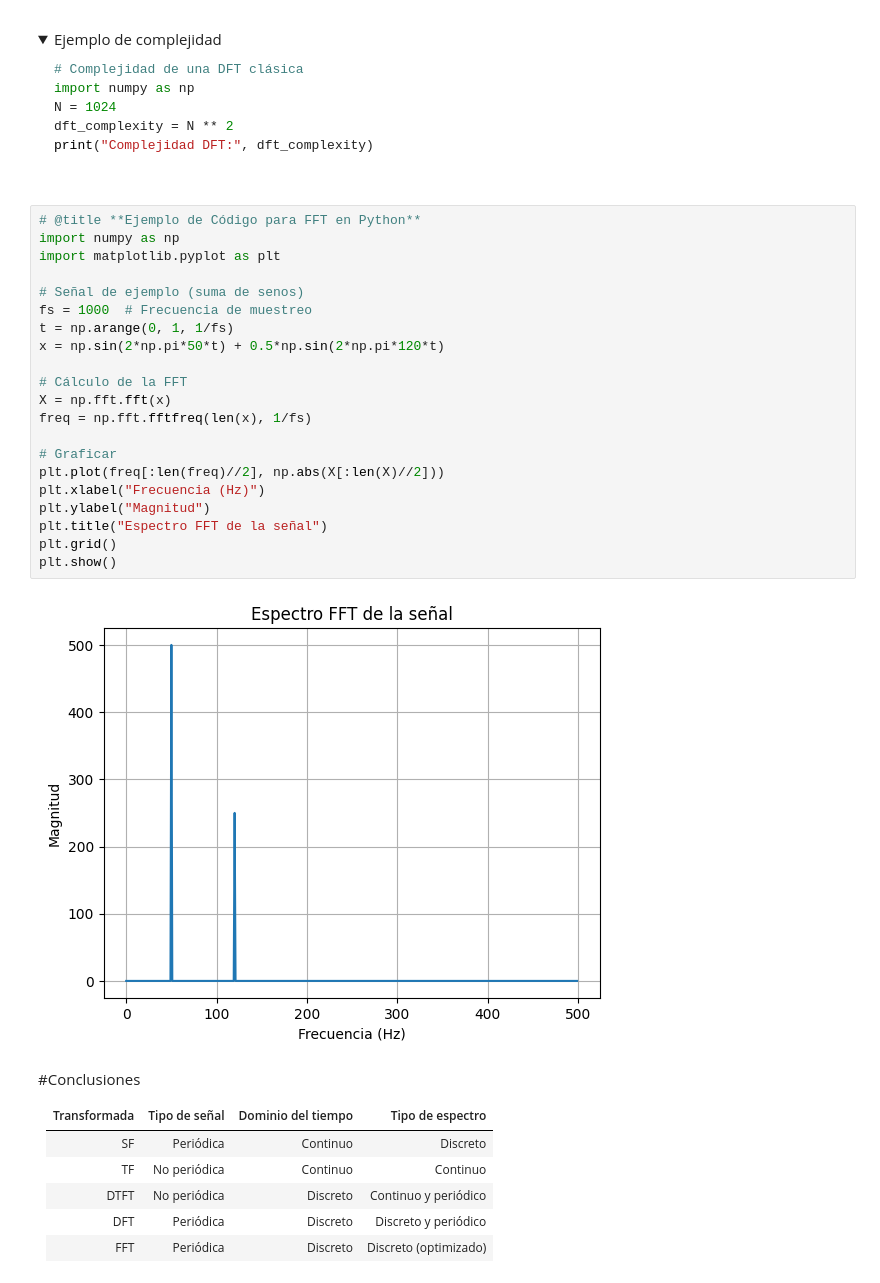
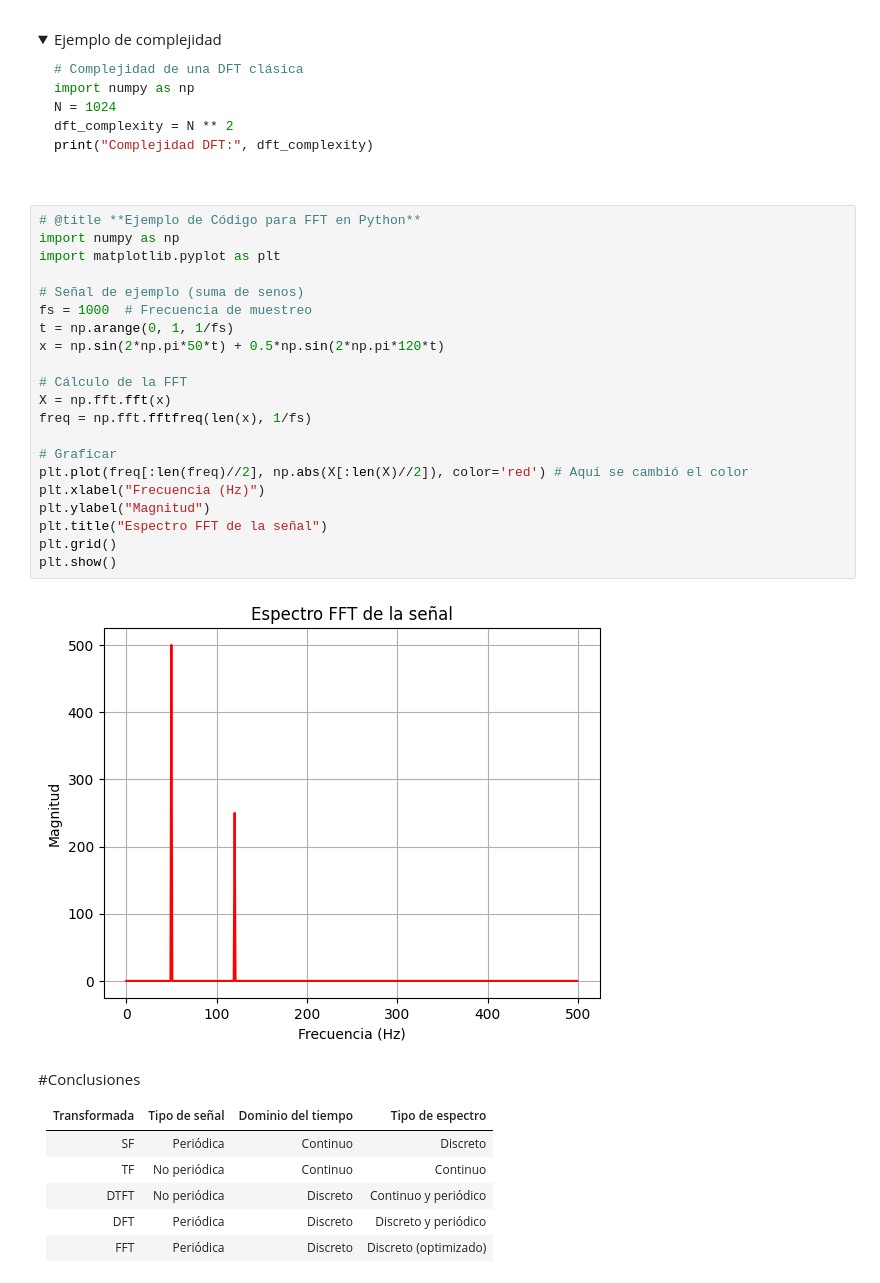
Before and after one commit to jmoralespineda/SENALES_Y_SISTEMAS, a Jupyter notebook: TALLER_2/Copia_de_Taller2_S&s.ipynb, the cells around one changed output. Saved outputs shown, nothing was run; the diff lists cells and outputs as text; folded sections open.

```diff
--- a/TALLER_2/Copia_de_Taller2_S&s.ipynb
+++ b/TALLER_2/Copia_de_Taller2_S&s.ipynb
@@ -130,26 +131,26 @@ print("Complejidad DFT:", dft_complexity)
 # %%
 # @title **Ejemplo de Código para FFT en Python**
 import numpy as np
 import matplotlib.pyplot as plt
 
 # Señal de ejemplo (suma de senos)
 fs = 1000  # Frecuencia de muestreo
 t = np.arange(0, 1, 1/fs)
 x = np.sin(2*np.pi*50*t) + 0.5*np.sin(2*np.pi*120*t)
 
 # Cálculo de la FFT
 X = np.fft.fft(x)
 freq = np.fft.fftfreq(len(x), 1/fs)
 
 # Graficar
-plt.plot(freq[:len(freq)//2], np.abs(X[:len(X)//2]))
+plt.plot(freq[:len(freq)//2], np.abs(X[:len(X)//2]), color='red') # Aquí se cambió el color
 plt.xlabel("Frecuencia (Hz)")
 plt.ylabel("Magnitud")
 plt.title("Espectro FFT de la señal")
 plt.grid()
 plt.show()
 # %% [output]
-[figure, old version]
+[figure, new version]
 # %% [markdown]
 #Conclusiones
 
```
Also changed, not shown: parts of 23 cells of this notebook.
